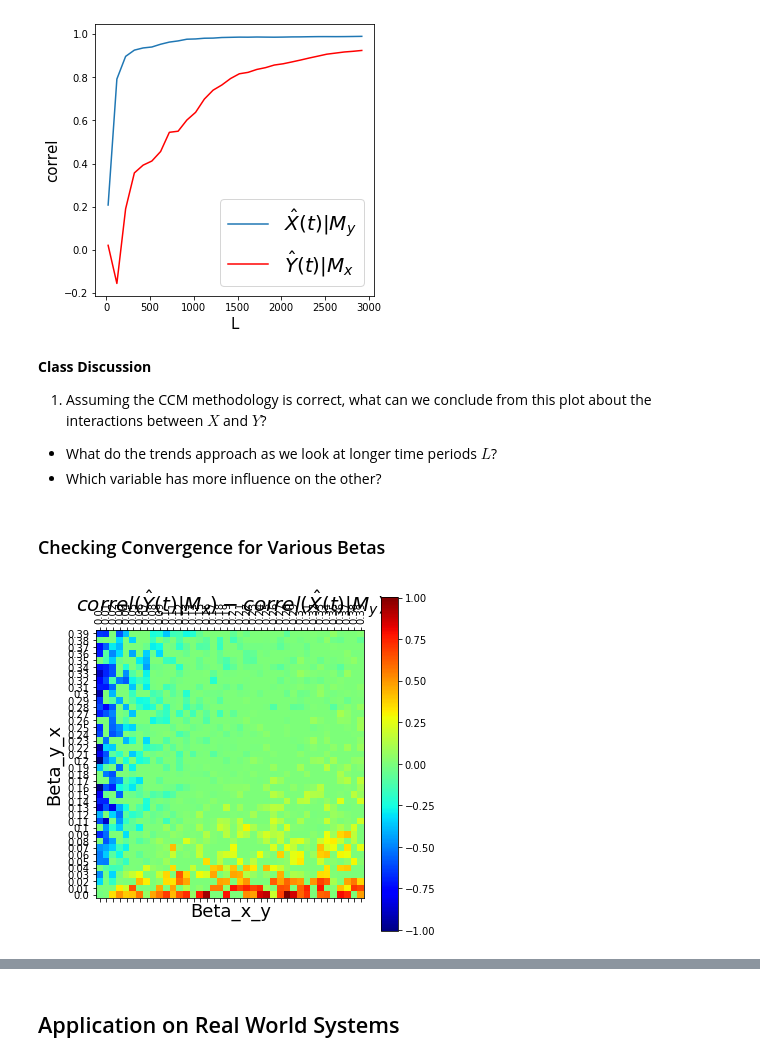
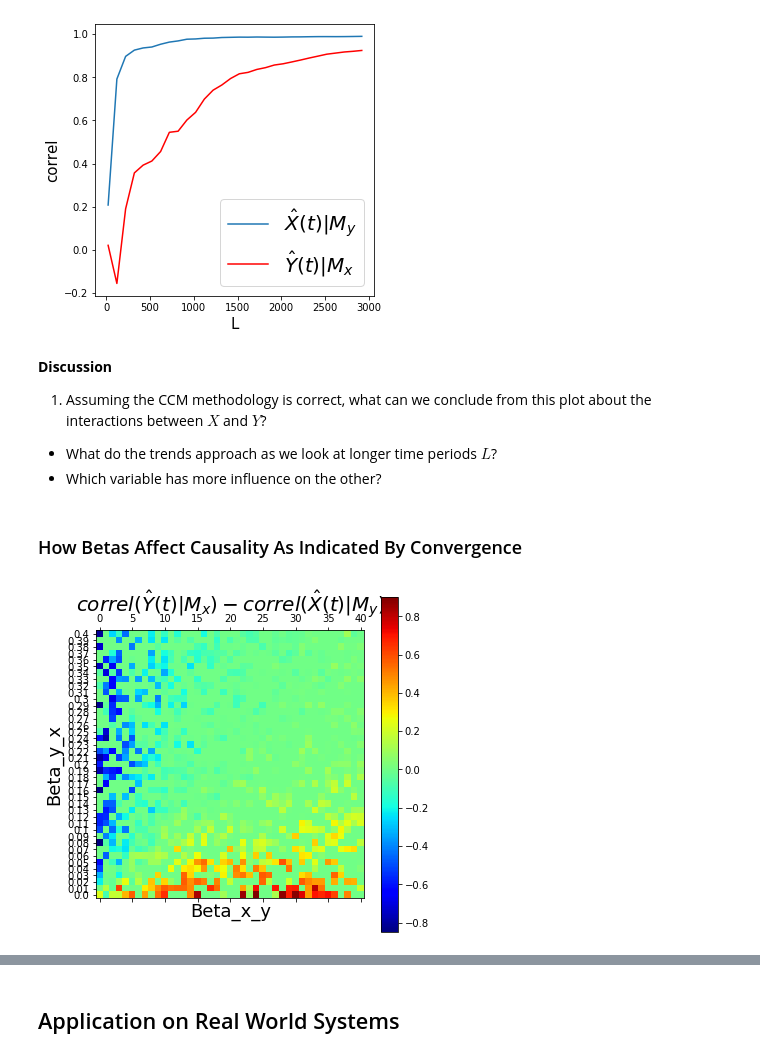
Before and after one commit to PrinceJavier/convergent_cross_mapping_import, a Jupyter notebook: ccm_sugihara.ipynb, the cells around one changed output, grey strips where cells are left out. Drawn from its saved outputs; the diff is of its cells as text; code cells hidden in the pictures.

```diff
--- a/ccm_sugihara.ipynb
+++ b/ccm_sugihara.ipynb
@@ -316,25 +320,3 @@ for i in range(t):
     Y_ = func_1(Y[-1], X[-1], r_y, B_yx)
     X.append(X_)
     Y.append(Y_)
-# %%
-# Visualize simple shadow manifolds Mx and My for different tau
-
-f, axs = plt.subplots(1, 3, figsize=(15, 5))
-tau_range = np.arange(1, 5, 1)
-
-for tau, ax in zip(tau_range, axs):
-    X_lag, Y_lag = [], []
-    for t in range(1, len(X)):
-        X_lag.append(X[t-tau])
-        Y_lag.append(Y[t-tau])
-    X_t, Y_t = X[1:], Y[1:] # remove first value
-
-    ax.scatter(X_t, X_lag, s=5, label='$M_x$')
-    ax.scatter(Y_t, Y_lag, s=5, label='$M_y$')
-    ax.set_title(f'time lag, tau = {tau}, E = 2')
-    ax.legend()
-
-    ax.set_xlabel('$X_t$, $Y_t$', size=15)
-    ax.set_ylabel('$X_{t-1}$, $Y_{t-1}$', size=15)
-
-plt.show()
@@ -343,7 +322,0 @@ plt.show()
-# %%
-tau=1
-E=2
-Mx = shadow_manifold(X, tau, E, L)
-t_steps, dists = get_distances(Mx) # for distances between points in manifold
-t=1
-get_nearest_distances(t, t_steps, dists, E)
@@ -372,12 +427,12 @@ plt.legend(prop={'size': 20})
 <matplotlib.legend.Legend at 0x...>
 [figure]
 # %% [markdown]
-**Class Discussion**
+**Discussion**
 1. Assuming the CCM methodology is correct, what can we conclude from this plot about the interactions between $X$ and $Y$?
 * What do the trends approach as we look at longer time periods $L$?
 * Which variable has more influence on the other?
-# %% [markdown]
-### Checking Convergence for Various Betas
+# %% [markdown]
+### How Betas Affect Causality As Indicated By Convergence
 # %%
 # Checking convergence for various betas
 # params
@@ -387,15 +442,15 @@ t = 400 # time steps for the dataset
 L = 400 # time steps for computing CCM
 E = 2 # embedding dimensions
 
-range_ = list(np.arange(0, 0.4, 0.01)) # B ranges
+range_ = list(np.arange(0, 0.41, 0.01)) # B ranges
 correl_diffs = np.zeros(shape=(len(range_), len(range_))) # correlation list
 np.random.seed(42)
 
 for ind_B_xy in tqdm(range(len(range_))): # effect on x given y (effect of y on x)
     for ind_B_yx in range(len(range_)): # effect on y given x (effect of x on y)
 
-        r_x = np.random.choice(np.arange(3.6, 4.1, 0.1)) # paper implies random sampling
-        r_y = np.random.choice(np.arange(3.6, 4.1, 0.1)) # paper implies random sampling
+        r_x = np.random.choice(np.arange(3.6, 4.1, 0.01)) # paper implies random sampling
+        r_y = np.random.choice(np.arange(3.6, 4.1, 0.01)) # paper implies random sampling
 
         B_xy = range_[ind_B_xy]
         B_yx = range_[ind_B_yx]
@@ -424,13 +479,13 @@ for ind_B_xy in tqdm(range(len(range_))): # effect on x given y (effect of y on
 # %%
 plt.figure(figsize=(6, 6))
 plt.matshow(np.nan_to_num(correl_diffs), origin='lower', cmap='jet', fignum=1)
 plt.xlabel('Beta_x_y', size=18)
 plt.ylabel('Beta_y_x', size=18)
 plt.title('$correl(\hat{Y}(t)|M_x) - correl(\hat{X}(t)|M_y$)', size=20)
-plt.xticks(range(len(range_)), np.round(range_, 2), rotation=90)
+# plt.xticks(range(len(range_)), np.round(range_, 2), rotation=90)
 plt.yticks(range(len(range_)), np.round(range_, 2))
 plt.colorbar()
 plt.tight_layout()
 plt.show()
 # %% [output]
-[figure, old version]
+[figure, new version]
```
Also changed, not shown: parts of 20 cells of this notebook.
